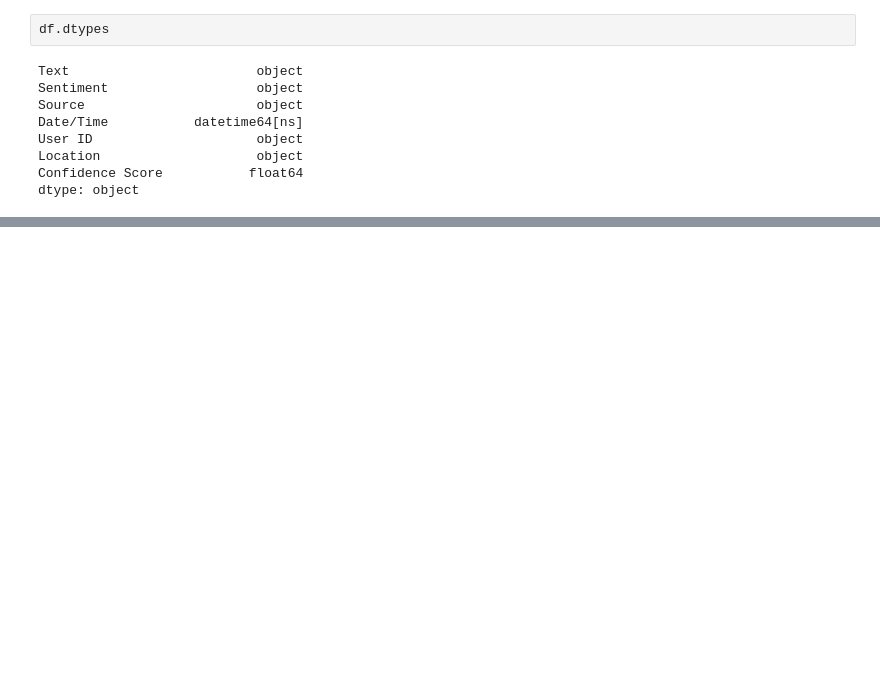
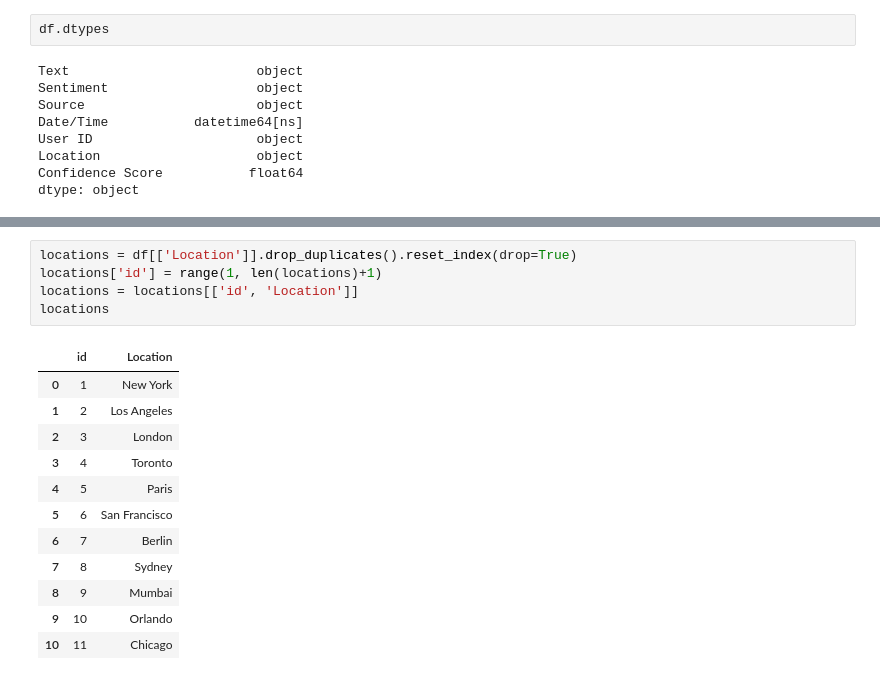
Before and after one commit to layalsaad/Feedback-NLP, a Jupyter notebook: data_lookup.ipynb, the cells around one changed output, grey strips where cells are left out. Drawn from its saved outputs; the diff is of its cells as text; blank space fills up the shorter version.

```diff
--- a/data_lookup.ipynb
+++ b/data_lookup.ipynb
@@ -189,0 +250,18 @@ dtype: object
+# %%
+locations = df[['Location']].drop_duplicates().reset_index(drop=True)
+locations['id'] = range(1, len(locations)+1)
+locations = locations[['id', 'Location']]
+locations
+# %% [output]
+|  | id | Location |
+| 0 | 1 | New York |
+| 1 | 2 | Los Angeles |
+| 2 | 3 | London |
+| 3 | 4 | Toronto |
+| 4 | 5 | Paris |
+| 5 | 6 | San Francisco |
+| 6 | 7 | Berlin |
+| 7 | 8 | Sydney |
+| 8 | 9 | Mumbai |
+| 9 | 10 | Orlando |
+| 10 | 11 | Chicago |
```
Also changed, not shown: parts of 20 cells of this notebook, 1 other file.
